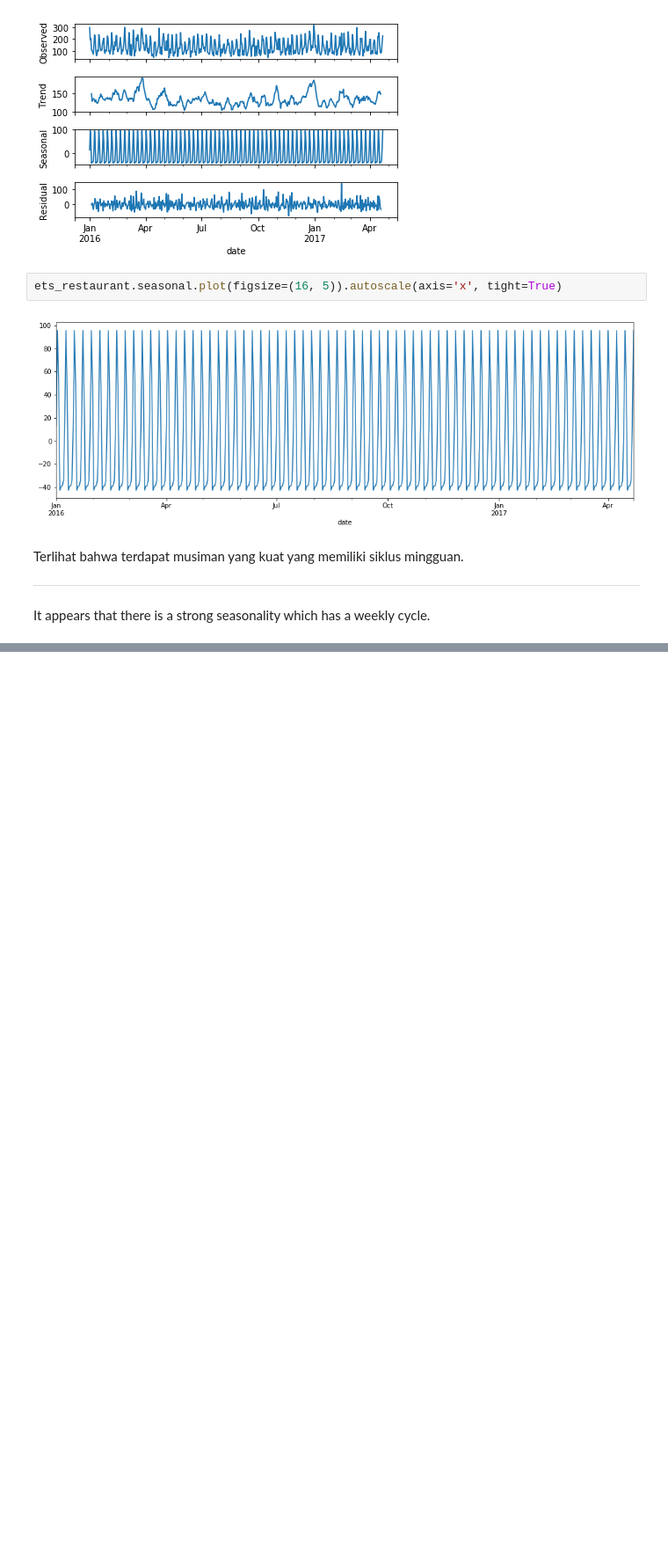
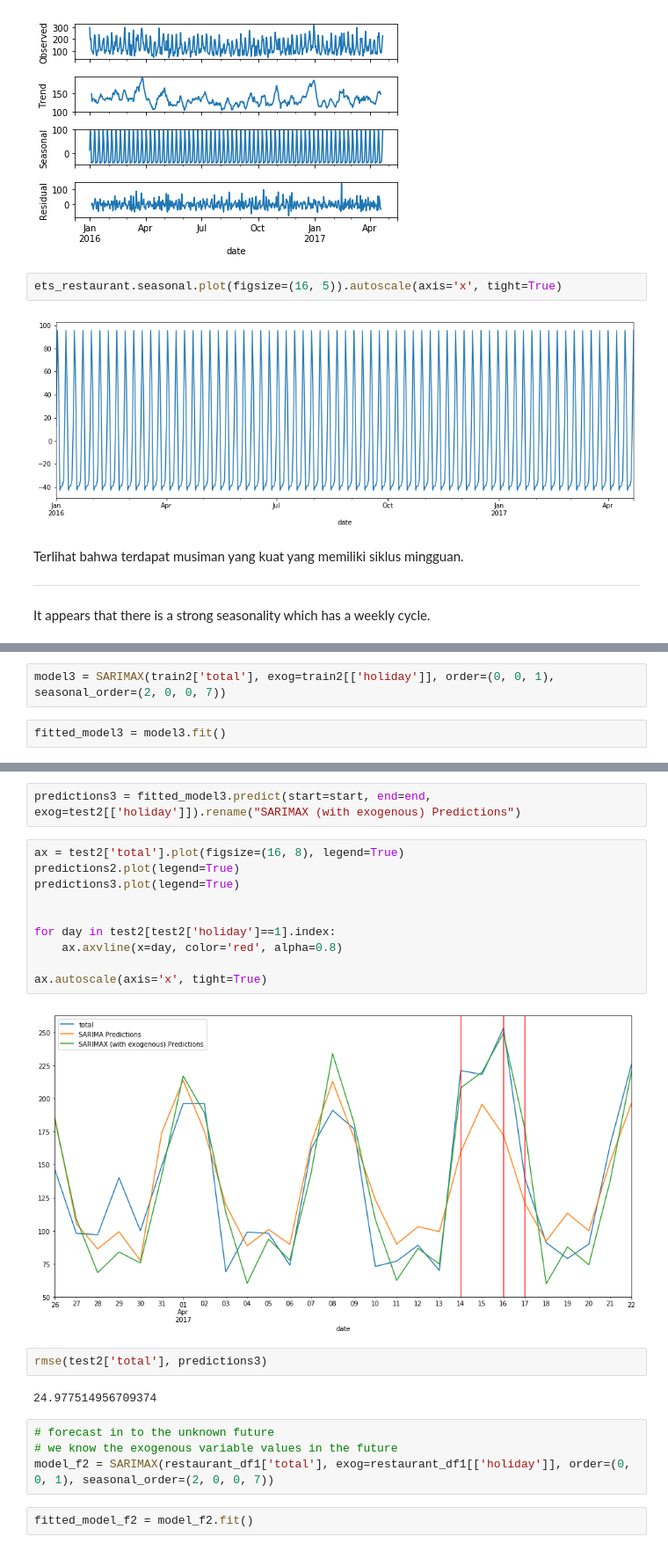
Before and after one commit to saifulrijal-ds/time-series-analysis-python, a Jupyter notebook: study-notes_general-forecasting-model_pt6.ipynb, the cells around one changed output, grey strips where cells are left out. Shown at 88% size. Saved outputs shown, nothing was run; the diff lists cells and outputs as text; blank space fills up the shorter version.

```diff
--- a/study-notes_general-forecasting-model_pt6.ipynb
+++ b/study-notes_general-forecasting-model_pt6.ipynb
@@ -374,0 +515,4 @@ It appears that there is a strong seasonality which has a weekly cycle.
+# %%
+model3 = SARIMAX(train2['total'], exog=train2[['holiday']], order=(0, 0, 1), seasonal_order=(2, 0, 0, 7))
+# %%
+fitted_model3 = model3.fit()
@@ -374,0 +542,24 @@ It appears that there is a strong seasonality which has a weekly cycle.
+# %%
+predictions3 = fitted_model3.predict(start=start, end=end, exog=test2[['holiday']]).rename("SARIMAX (with exogenous) Predictions")
+# %%
+ax = test2['total'].plot(figsize=(16, 8), legend=True)
+predictions2.plot(legend=True)
+predictions3.plot(legend=True)
+
+
+for day in test2[test2['holiday']==1].index:
+    ax.axvline(x=day, color='red', alpha=0.8)
+
+ax.autoscale(axis='x', tight=True)
+# %% [output]
+[figure, added]
+# %%
+rmse(test2['total'], predictions3)
+# %% [output]
+24.977514956709374
+# %%
+# forecast in to the unknown future
+# we know the exogenous variable values in the future
+model_f2 = SARIMAX(restaurant_df1['total'], exog=restaurant_df1[['holiday']], order=(0, 0, 1), seasonal_order=(2, 0, 0, 7))
+# %%
+fitted_model_f2 = model_f2.fit()
```
Also changed, not shown: parts of 25 cells of this notebook, 1 other file.
